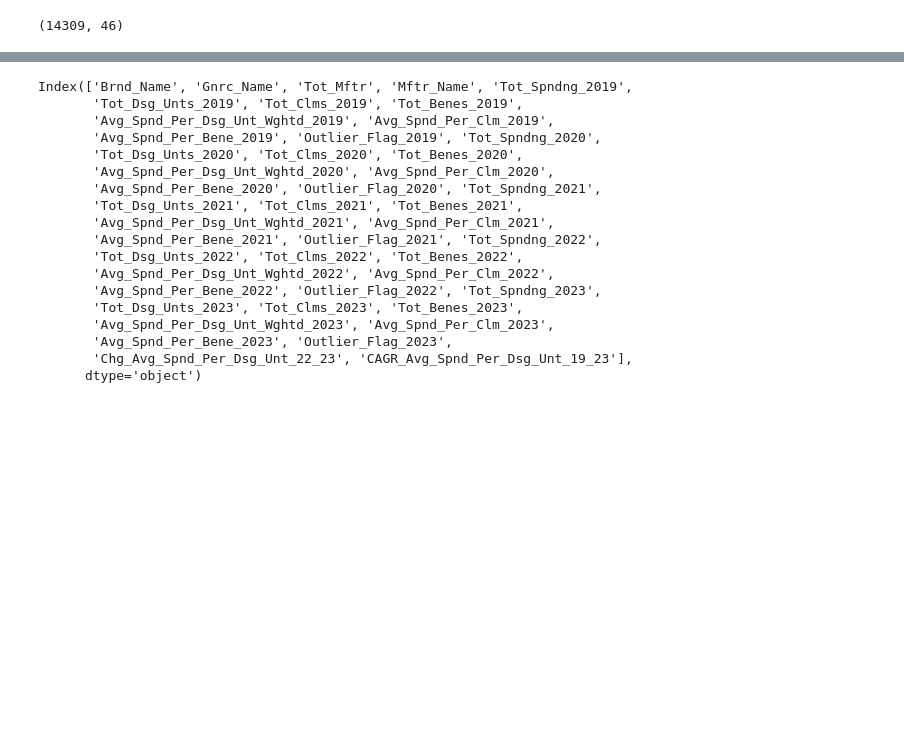
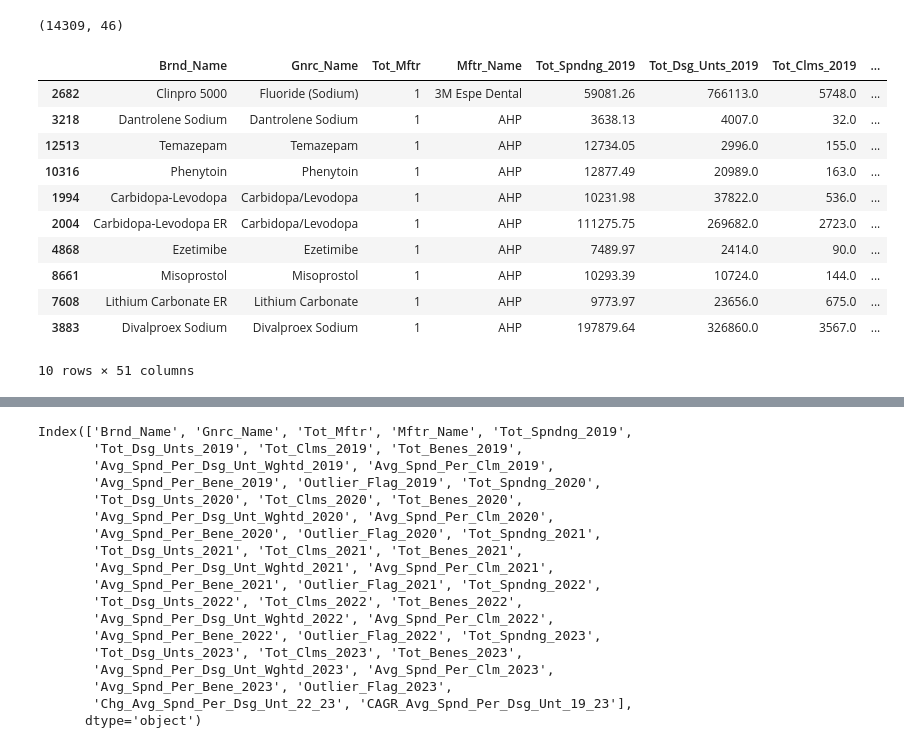
Before and after one commit to spyan27/ds4200_project, a Jupyter notebook: test.ipynb, the cells around one changed output, grey strips where cells are left out. Cells and saved outputs as stored; diff of their text form; code cells hidden in the pictures; blank space fills up the shorter version.

```diff
--- a/test.ipynb
+++ b/test.ipynb
@@ -12,6 +12,21 @@ df = pd.read_csv("medicare_drug_spending.csv")
 df.shape
 # %% [output]
 (14309, 46)
+# %%
+df.head(10)
+# %% [output]
+|  | Brnd_Name | Gnrc_Name | Tot_Mftr | Mftr_Name | Tot_Spndng_2019 | Tot_Dsg_Unts_2019 | Tot_Clms_2019 | ... |
+| 2682 | Clinpro 5000 | Fluoride (Sodium) | 1 | 3M Espe Dental | 59081.26 | 766113.0 | 5748.0 | ... |
+| 3218 | Dantrolene Sodium | Dantrolene Sodium | 1 | AHP | 3638.13 | 4007.0 | 32.0 | ... |
+| 12513 | Temazepam | Temazepam | 1 | AHP | 12734.05 | 2996.0 | 155.0 | ... |
+| 10316 | Phenytoin | Phenytoin | 1 | AHP | 12877.49 | 20989.0 | 163.0 | ... |
+| 1994 | Carbidopa-Levodopa | Carbidopa/Levodopa | 1 | AHP | 10231.98 | 37822.0 | 536.0 | ... |
+| 2004 | Carbidopa-Levodopa ER | Carbidopa/Levodopa | 1 | AHP | 111275.75 | 269682.0 | 2723.0 | ... |
+| 4868 | Ezetimibe | Ezetimibe | 1 | AHP | 7489.97 | 2414.0 | 90.0 | ... |
+| 8661 | Misoprostol | Misoprostol | 1 | AHP | 10293.39 | 10724.0 | 144.0 | ... |
+| 7608 | Lithium Carbonate ER | Lithium Carbonate | 1 | AHP | 9773.97 | 23656.0 | 675.0 | ... |
+| 3883 | Divalproex Sodium | Divalproex Sodium | 1 | AHP | 197879.64 | 326860.0 | 3567.0 | ... |
+10 rows × 51 columns
 # %%
 # filter & focus on 2023 data & overall data
 outlier_23_df = df[df['Outlier_Flag_2023'] == 1]
```
Also changed, not shown: 1 other file.
